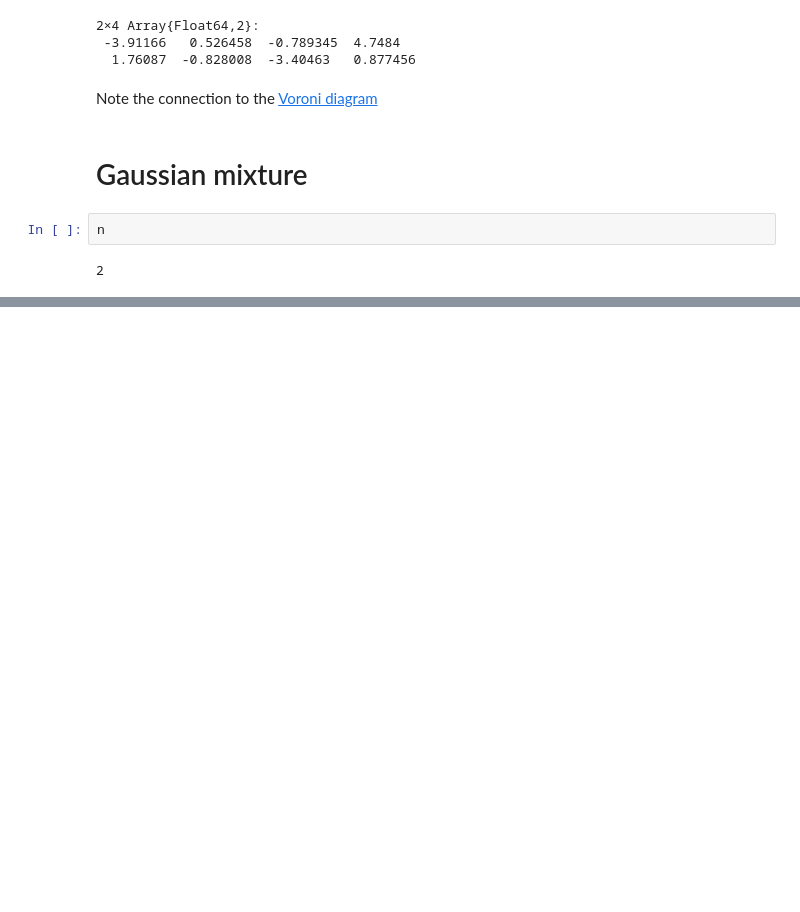
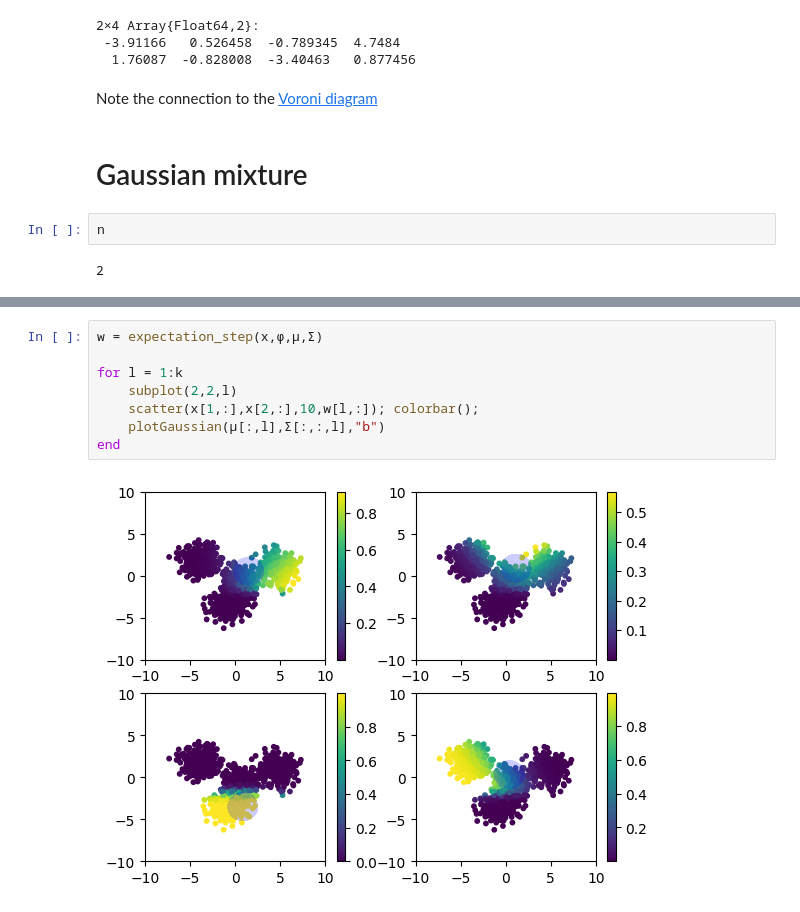
Before and after one commit to Alexander-Barth/MachineLearningNotebooks, a Jupyter notebook: K-means-From-Scratch.ipynb, the cells around one changed output, grey strips where cells are left out. Drawn from its saved outputs; the diff is of its cells as text; blank space fills up the shorter version.

```diff
--- a/K-means-From-Scratch.ipynb
+++ b/K-means-From-Scratch.ipynb
@@ -301,3 +295,13 @@ w[1:3,:]'
+# %%
+w = expectation_step(x,ϕ,μ,Σ)
+
+for l = 1:k
+    subplot(2,2,l)
+    scatter(x[1,:],x[2,:],10,w[l,:]); colorbar();
+    plotGaussian(μ[:,l],Σ[:,:,l],"b")
+end
+# %% [output]
+[figure, added]
 # %%
 scatter(x[1,:],x[2,:],10,w[1:3,:]'/maximum(w));
 #scatter(x[1,:],x[2,:],10,P_x_given_c[1:3,:]'/maximum(P_x_given_c));
```
Also changed, not shown: parts of 27 cells of this notebook.
